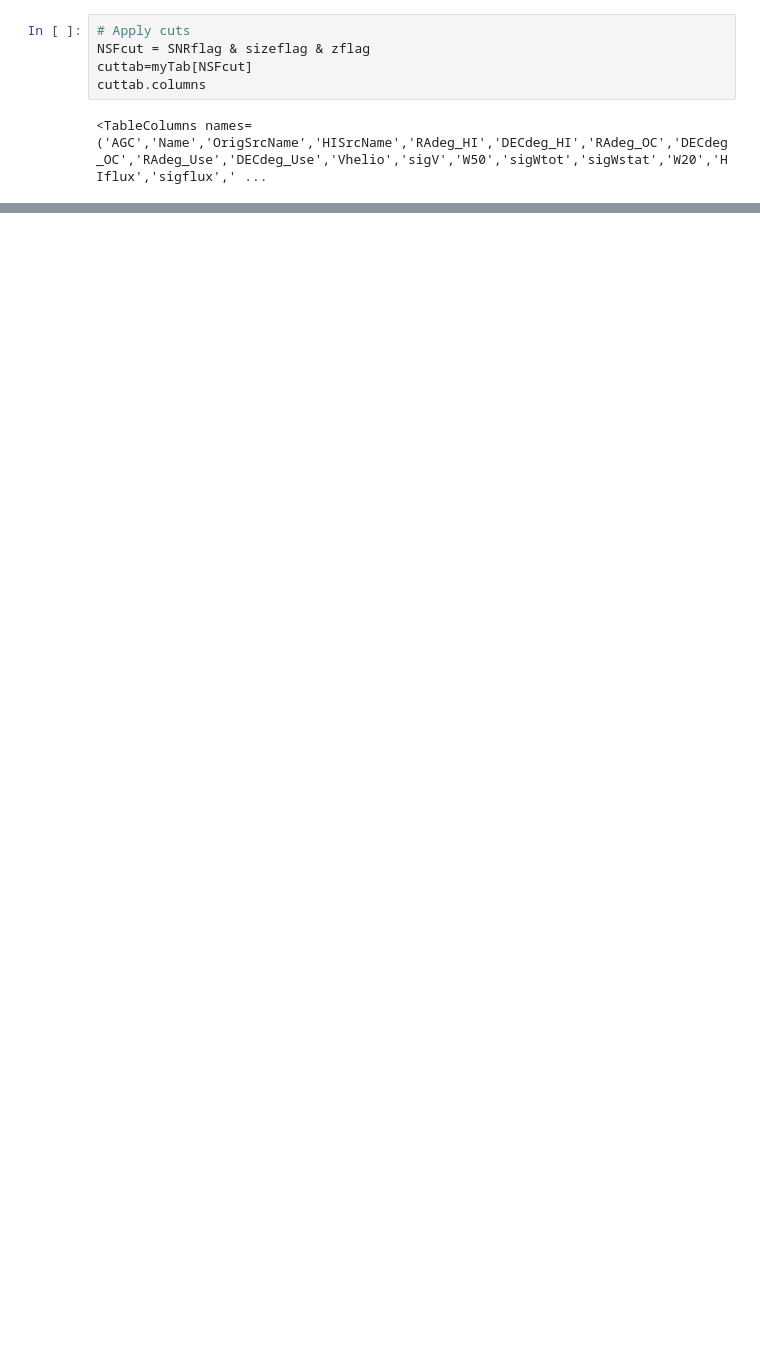
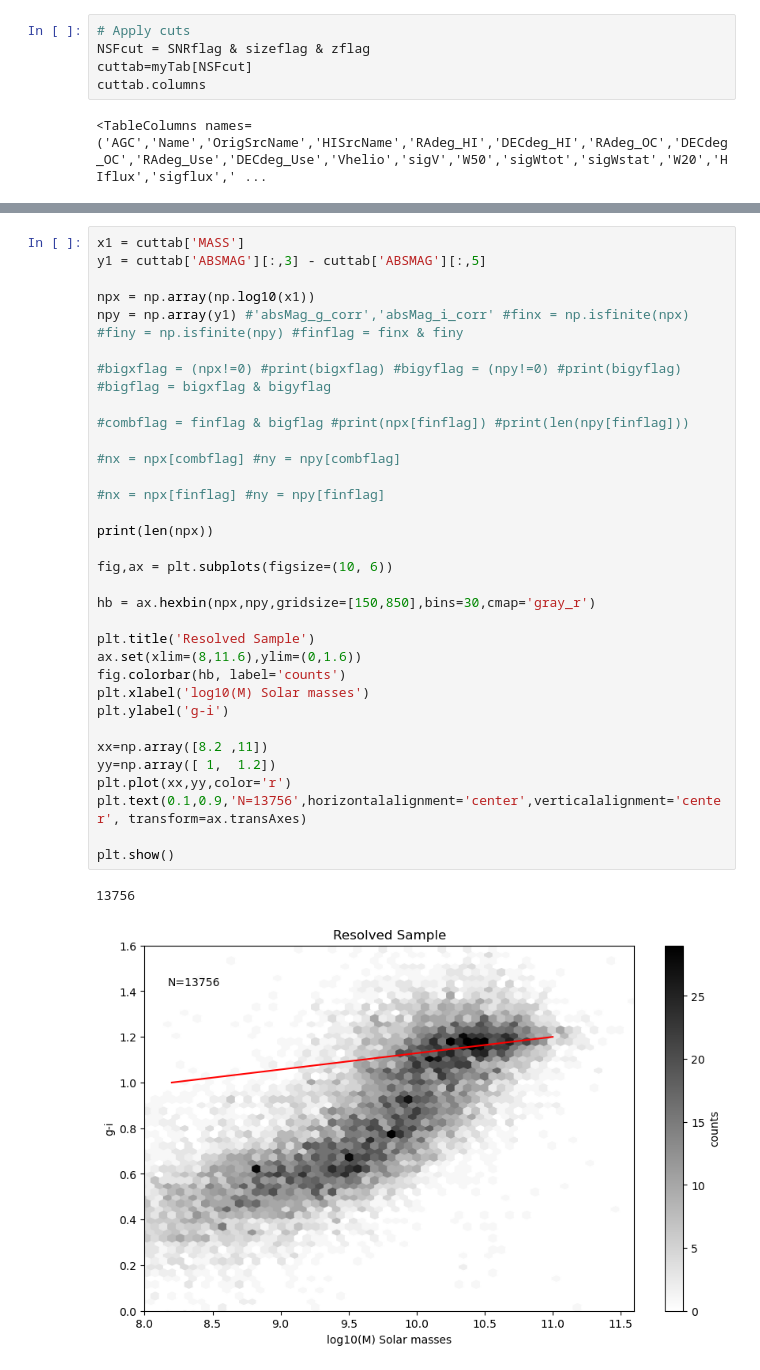
Before and after one commit to EvanBarkus/WISESize_Project, a Jupyter notebook: StudentFigure.ipynb, the cells around one changed output, grey strips where cells are left out. Drawn from its saved outputs; the diff is of its cells as text; blank space fills up the shorter version.

```diff
--- a/StudentFigure.ipynb
+++ b/StudentFigure.ipynb
@@ -127,0 +103,36 @@ NameError: name 'hdu_list' is not defined
+# %%
+x1 = cuttab['MASS']
+y1 = cuttab['ABSMAG'][:,3] - cuttab['ABSMAG'][:,5]
+
+npx = np.array(np.log10(x1))
+npy = np.array(y1) #'absMag_g_corr','absMag_i_corr' #finx = np.isfinite(npx) #finy = np.isfinite(npy) #finflag = finx & finy
+
+#bigxflag = (npx!=0) #print(bigxflag) #bigyflag = (npy!=0) #print(bigyflag) #bigflag = bigxflag & bigyflag
+
+#combflag = finflag & bigflag #print(npx[finflag]) #print(len(npy[finflag]))
+
+#nx = npx[combflag] #ny = npy[combflag]
+
+#nx = npx[finflag] #ny = npy[finflag]
+
+print(len(npx))
+
+fig,ax = plt.subplots(figsize=(10, 6))
+
+hb = ax.hexbin(npx,npy,gridsize=[150,850],bins=30,cmap='gray_r')
+
+plt.title('Resolved Sample')
+ax.set(xlim=(8,11.6),ylim=(0,1.6))
+fig.colorbar(hb, label='counts')
+plt.xlabel('log10(M) Solar masses')
+plt.ylabel('g-i')
+
+xx=np.array([8.2 ,11])
+yy=np.array([ 1,  1.2])
+plt.plot(xx,yy,color='r')
+plt.text(0.1,0.9,'N=13756',horizontalalignment='center',verticalalignment='center', transform=ax.transAxes)
+
+plt.show()
+# %% [output]
+13756
+[figure, added]
```
Also changed, not shown: parts of 13 cells of this notebook.
